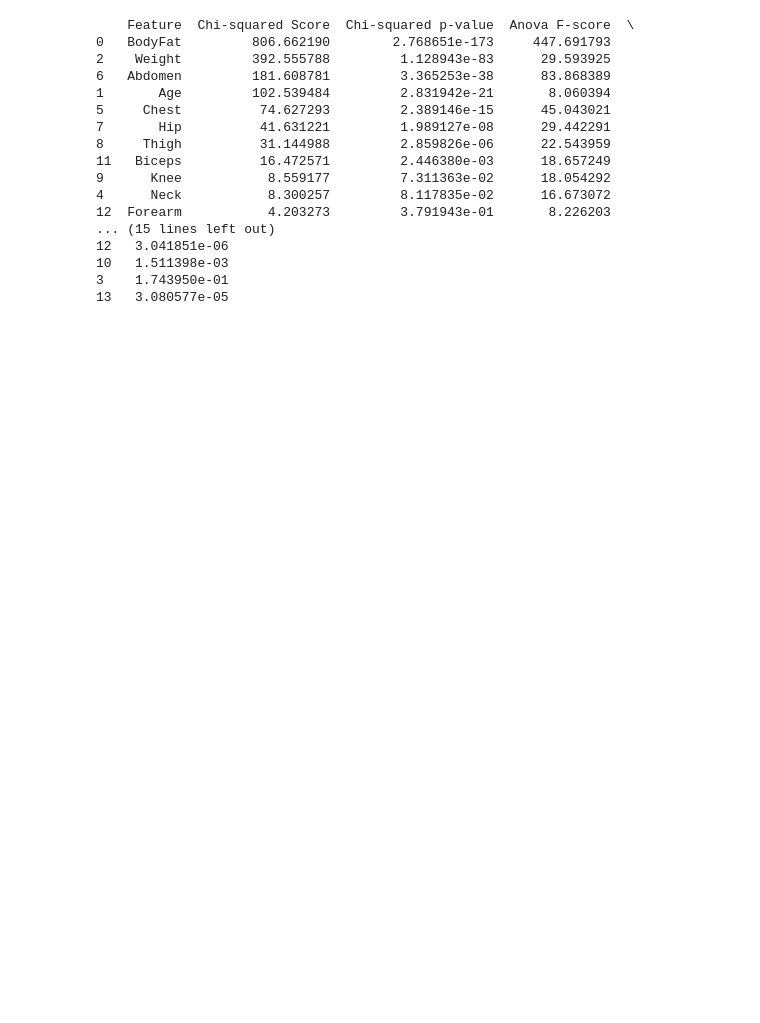
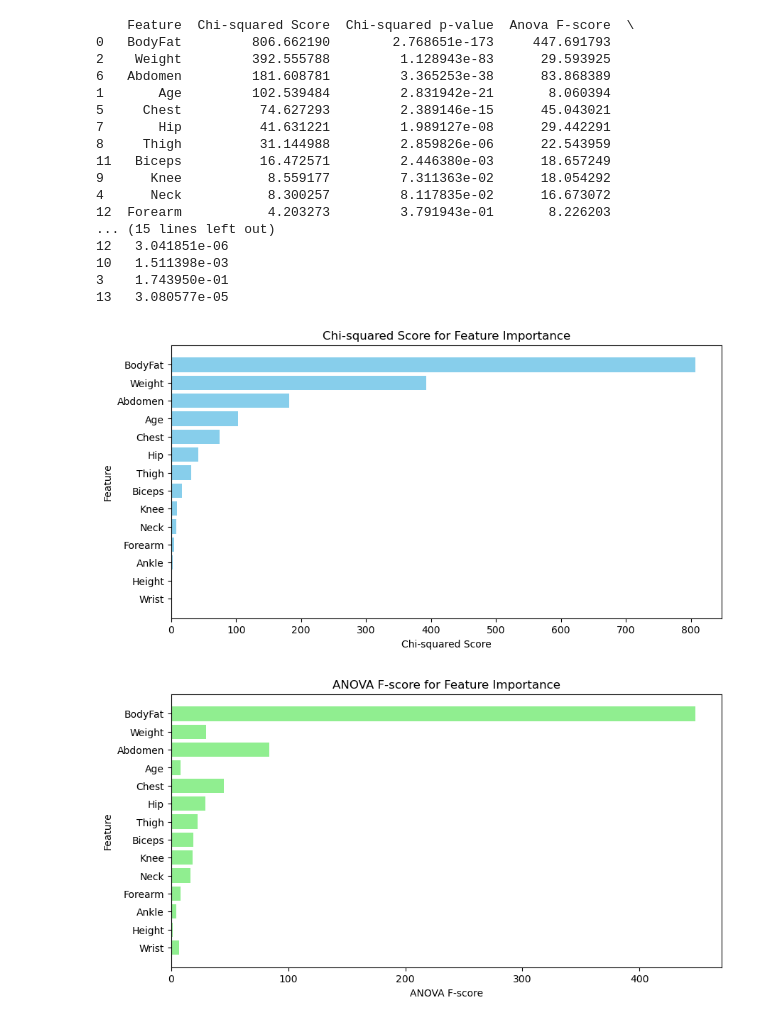
Before and after one commit to SrijanShovit/HealthLearning, a Jupyter notebook: Body Fat Prediction/Feature_importance_analysis.ipynb, the cells around one changed output. Drawn from its saved outputs; the diff is of its cells as text; code cells hidden in the pictures; blank space fills up the shorter version.

```diff
--- a/Body Fat Prediction/Feature_importance_analysis.ipynb
+++ b/Body Fat Prediction/Feature_importance_analysis.ipynb
@@ -1,9 +1,10 @@
 # %%
 from sklearn.preprocessing import KBinsDiscretizer
 from sklearn.feature_selection import chi2, f_classif
+import pandas as pd
 
 # Load the dataset
-data = pd.read_csv(r"D:\Mehek\bodyfat.csv")
+data = pd.read_csv(r"C:\Mehek\HealthLearning\Body Fat Prediction\bodyfat.csv")
 
 # Extract features and target variable
 X = data.drop(['Density'], axis=1)  # Features
@@ -25,30 +26,52 @@ feature_importance = pd.DataFrame({
     'Feature': X.columns,
     'Chi-squared Score': chi2_scores,
     'Chi-squared p-value': p_values_chi2,
     'Anova F-score': f_scores,
     'Anova p-value': p_values_anova
 })
 
 # Rank features based on importance
 feature_importance_ranked = feature_importance.sort_values(by=['Chi-squared Score', 'Anova F-score'], ascending=False)
 
 # Display ranked feature importance
 print(feature_importance_ranked)
+
+import matplotlib.pyplot as plt
+
+# Plot Chi-squared scores
+plt.figure(figsize=(10, 5))
+plt.barh(feature_importance_ranked['Feature'], feature_importance_ranked['Chi-squared Score'], color='skyblue')
+plt.xlabel('Chi-squared Score')
+plt.ylabel('Feature')
+plt.title('Chi-squared Score for Feature Importance')
+plt.gca().invert_yaxis()  # Invert y-axis to display features from top to bottom
+plt.show()
+
+# Plot ANOVA F-scores
+plt.figure(figsize=(10, 5))
+plt.barh(feature_importance_ranked['Feature'], feature_importance_ranked['Anova F-score'], color='lightgreen')
+plt.xlabel('ANOVA F-score')
+plt.ylabel('Feature')
+plt.title('ANOVA F-score for Feature Importance')
+plt.gca().invert_yaxis()  # Invert y-axis to display features from top to bottom
+plt.show()
 # %% [output]
     Feature  Chi-squared Score  Chi-squared p-value  Anova F-score  \
 0   BodyFat         806.662190        2.768651e-173     447.691793
 2    Weight         392.555788         1.128943e-83      29.593925
 6   Abdomen         181.608781         3.365253e-38      83.868389
 1       Age         102.539484         2.831942e-21       8.060394
 5     Chest          74.627293         2.389146e-15      45.043021
 7       Hip          41.631221         1.989127e-08      29.442291
 8     Thigh          31.144988         2.859826e-06      22.543959
 11   Biceps          16.472571         2.446380e-03      18.657249
 9      Knee           8.559177         7.311363e-02      18.054292
 4      Neck           8.300257         8.117835e-02      16.673072
 12  Forearm           4.203273         3.791943e-01       8.226203
 ... (15 lines left out)
 12   3.041851e-06
 10   1.511398e-03
 3    1.743950e-01
 13   3.080577e-05
+[figure, added]
+[figure, added]
```
